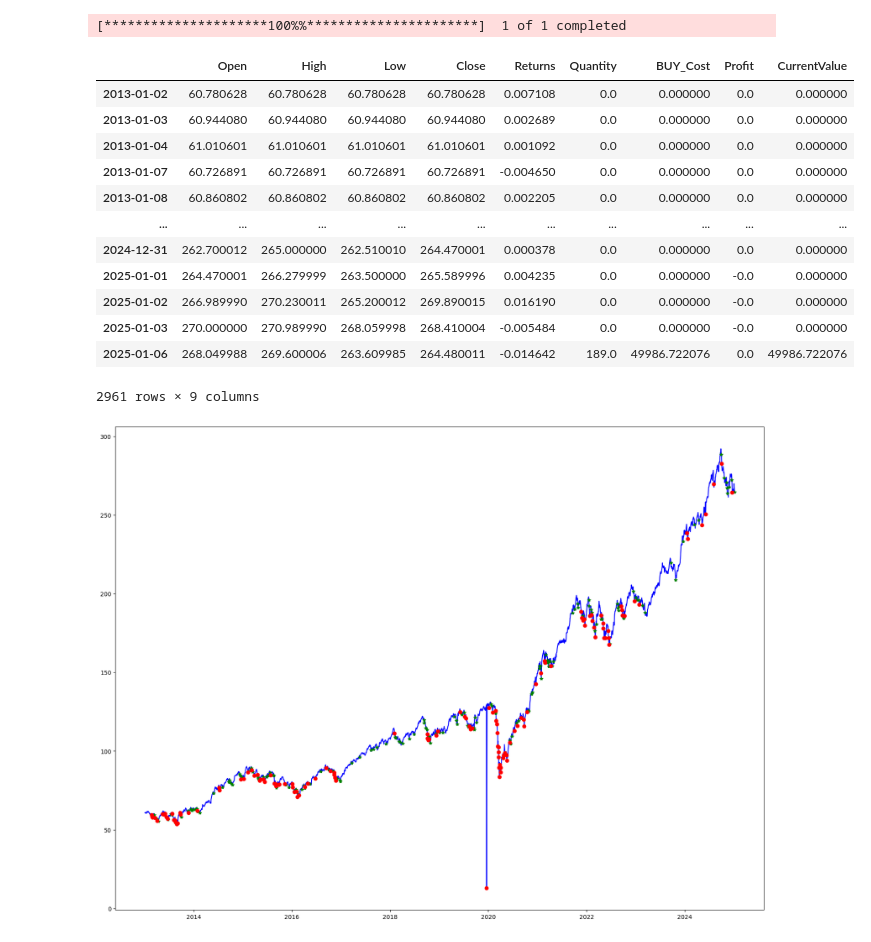
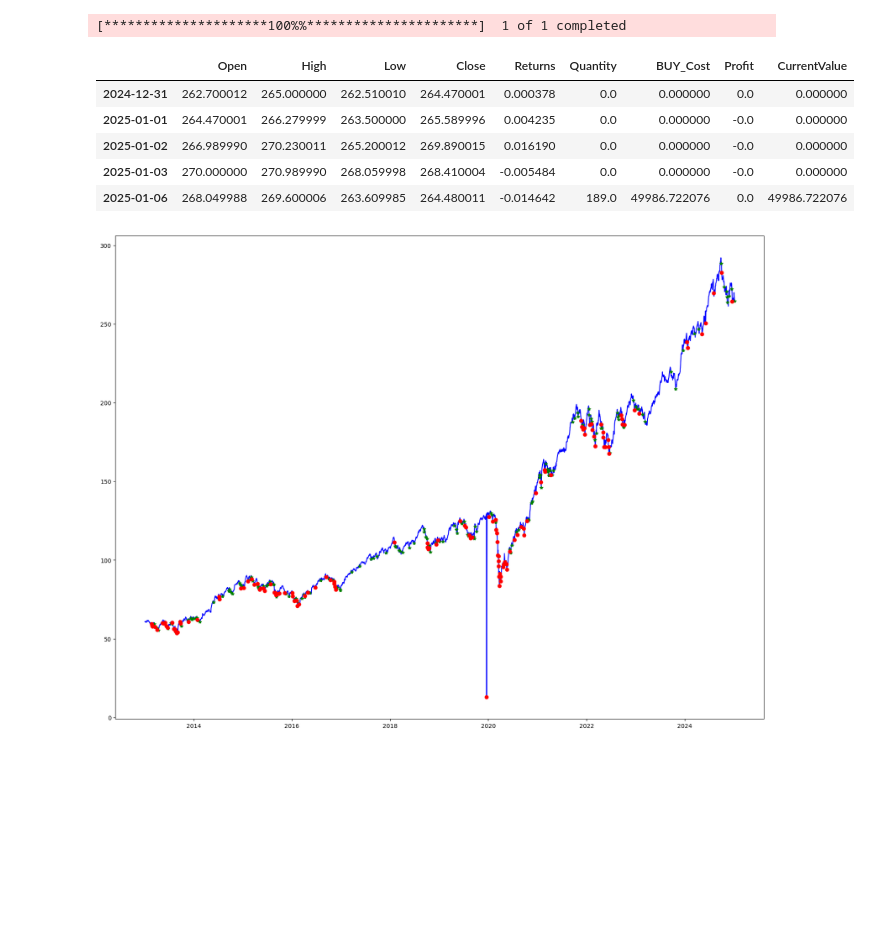
Before and after one commit to akhilesh84/pythonlab, a Jupyter notebook: Notebooks/Finance/Strategies/Invest in NIFTY on crash days.ipynb, the cells around one changed output. Saved outputs shown, nothing was run; the diff lists cells and outputs as text; code cells hidden in the pictures; blank space fills up the shorter version.

```diff
--- a/Notebooks/Finance/Strategies/Invest in NIFTY on crash days.ipynb
+++ b/Notebooks/Finance/Strategies/Invest in NIFTY on crash days.ipynb
@@ -71,21 +68,14 @@ for index, row in data.iterrows():
     data.at[index, 'Profit'] = ((CURRENT_PRICE - row['Close']) * quantity)
     data.at[index, 'CurrentValue'] = data.at[index, 'BUY_Cost'] + data.at[index, 'Profit']
 # %%
-data
+data.tail()
 # %% [output]
 |  | Open | High | Low | Close | Returns | Quantity | BUY_Cost | Profit | CurrentValue |
-| 2013-01-02 | 60.780628 | 60.780628 | 60.780628 | 60.780628 | 0.007108 | 0.0 | 0.000000 | 0.0 | 0.000000 |
-| 2013-01-03 | 60.944080 | 60.944080 | 60.944080 | 60.944080 | 0.002689 | 0.0 | 0.000000 | 0.0 | 0.000000 |
-| 2013-01-04 | 61.010601 | 61.010601 | 61.010601 | 61.010601 | 0.001092 | 0.0 | 0.000000 | 0.0 | 0.000000 |
-| 2013-01-07 | 60.726891 | 60.726891 | 60.726891 | 60.726891 | -0.004650 | 0.0 | 0.000000 | 0.0 | 0.000000 |
-| 2013-01-08 | 60.860802 | 60.860802 | 60.860802 | 60.860802 | 0.002205 | 0.0 | 0.000000 | 0.0 | 0.000000 |
-| ... | ... | ... | ... | ... | ... | ... | ... | ... | ... |
 | 2024-12-31 | 262.700012 | 265.000000 | 262.510010 | 264.470001 | 0.000378 | 0.0 | 0.000000 | 0.0 | 0.000000 |
 | 2025-01-01 | 264.470001 | 266.279999 | 263.500000 | 265.589996 | 0.004235 | 0.0 | 0.000000 | -0.0 | 0.000000 |
 | 2025-01-02 | 266.989990 | 270.230011 | 265.200012 | 269.890015 | 0.016190 | 0.0 | 0.000000 | -0.0 | 0.000000 |
 | 2025-01-03 | 270.000000 | 270.989990 | 268.059998 | 268.410004 | -0.005484 | 0.0 | 0.000000 | -0.0 | 0.000000 |
 | 2025-01-06 | 268.049988 | 269.600006 | 263.609985 | 264.480011 | -0.014642 | 189.0 | 49986.722076 | 0.0 | 49986.722076 |
-2961 rows × 9 columns
 # %%
 from matplotlib import pyplot as plt
 plt.figure(figsize=(20, 15))
```
Also changed, not shown: parts of 3 cells of this notebook, 4 other files.
